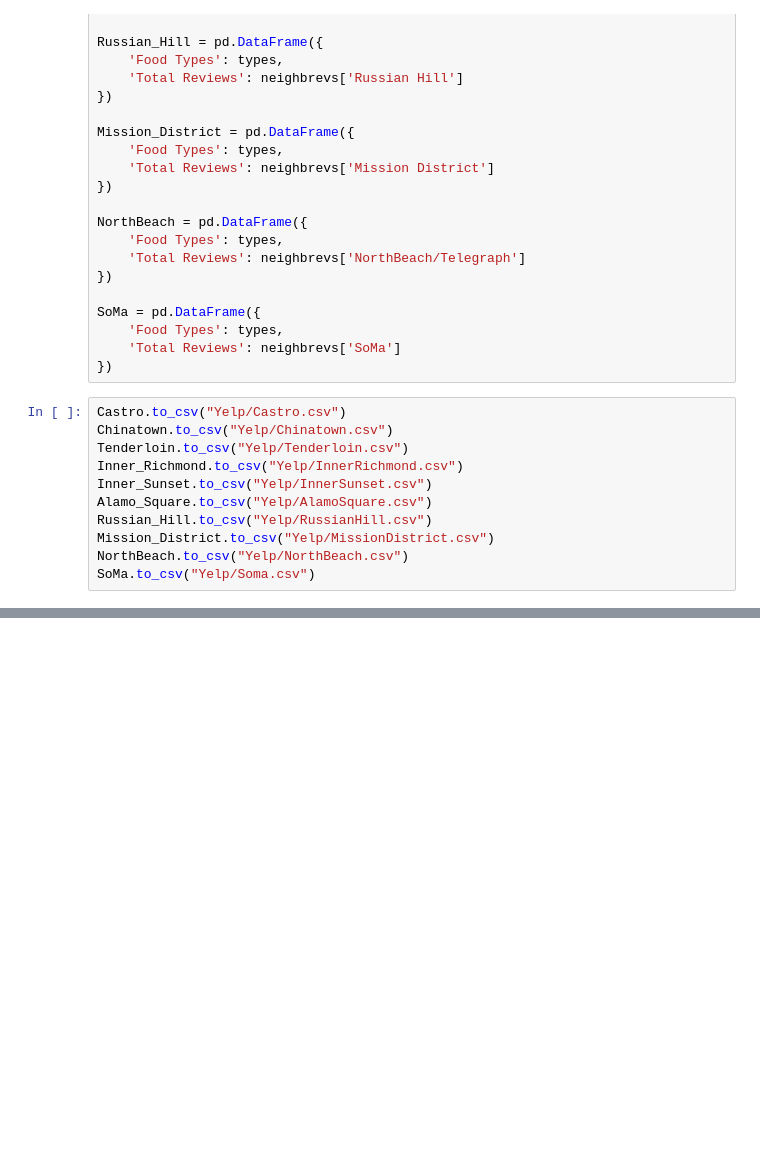
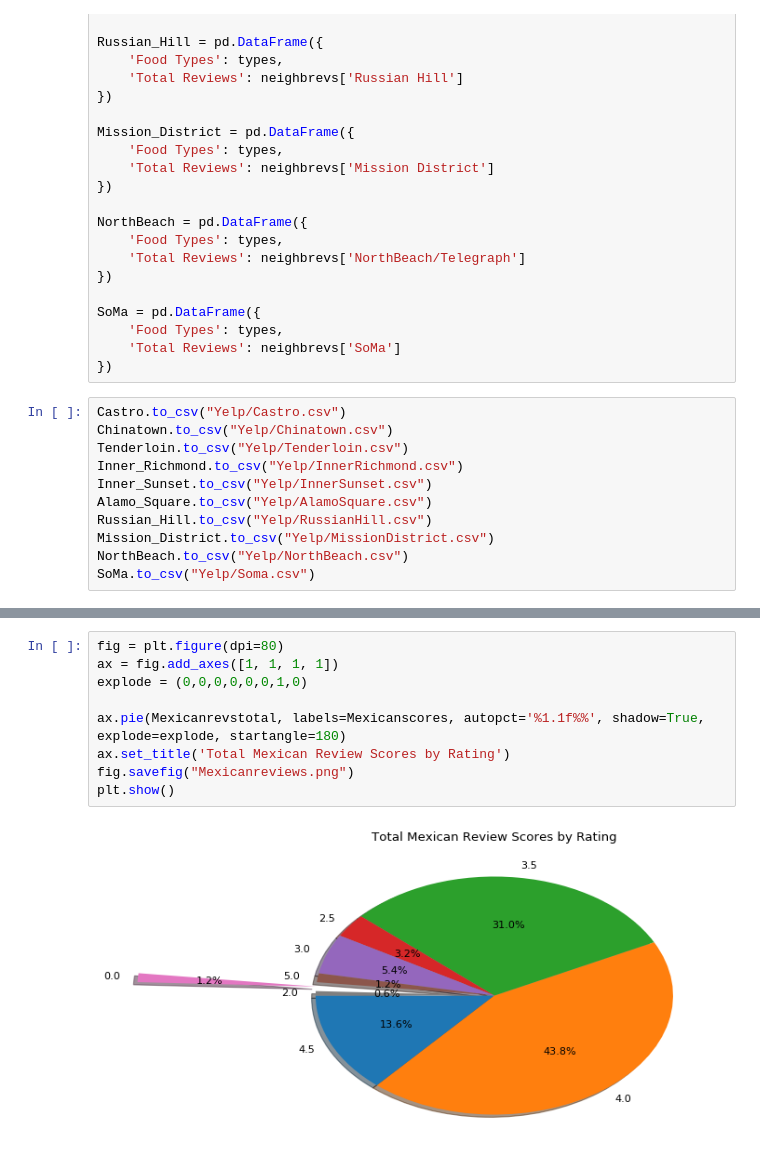
Before and after one commit to nvodoor/RBA, a Jupyter notebook: YelpReviewsAPI.ipynb, the cells around one changed output, grey strips where cells are left out. Drawn from its saved outputs; the diff is of its cells as text; blank space fills up the shorter version.

```diff
--- a/YelpReviewsAPI.ipynb
+++ b/YelpReviewsAPI.ipynb
@@ -238,0 +349,11 @@ SoMa.to_csv("Yelp/Soma.csv")
+# %%
+fig = plt.figure(dpi=80)
+ax = fig.add_axes([1, 1, 1, 1])
+explode = (0,0,0,0,0,0,1,0)
+
+ax.pie(Mexicanrevstotal, labels=Mexicanscores, autopct='%1.1f%%', shadow=True, explode=explode, startangle=180)
+ax.set_title('Total Mexican Review Scores by Rating')
+fig.savefig("Mexicanreviews.png")
+plt.show()
+# %% [output]
+[figure, added]
```
Also changed, not shown: parts of 31 cells of this notebook.
